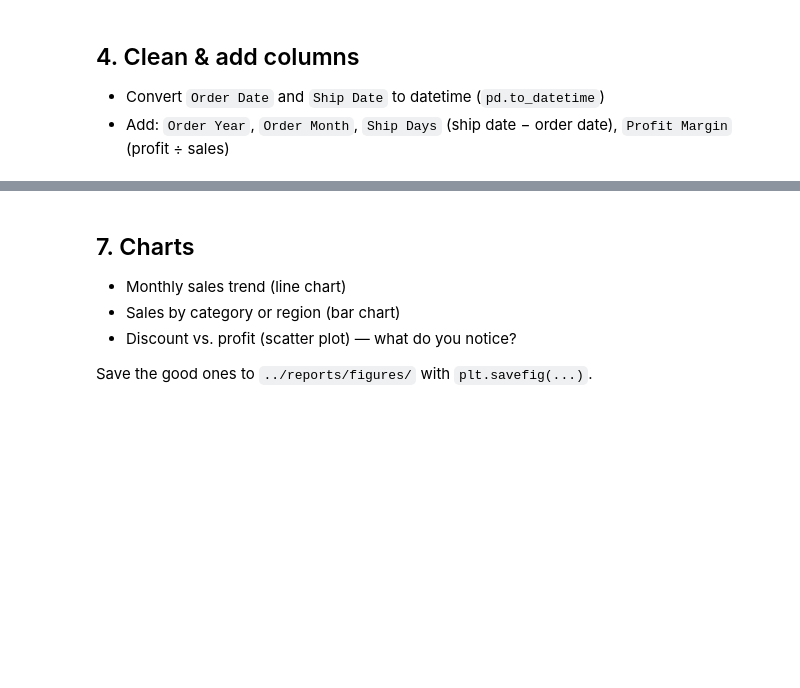
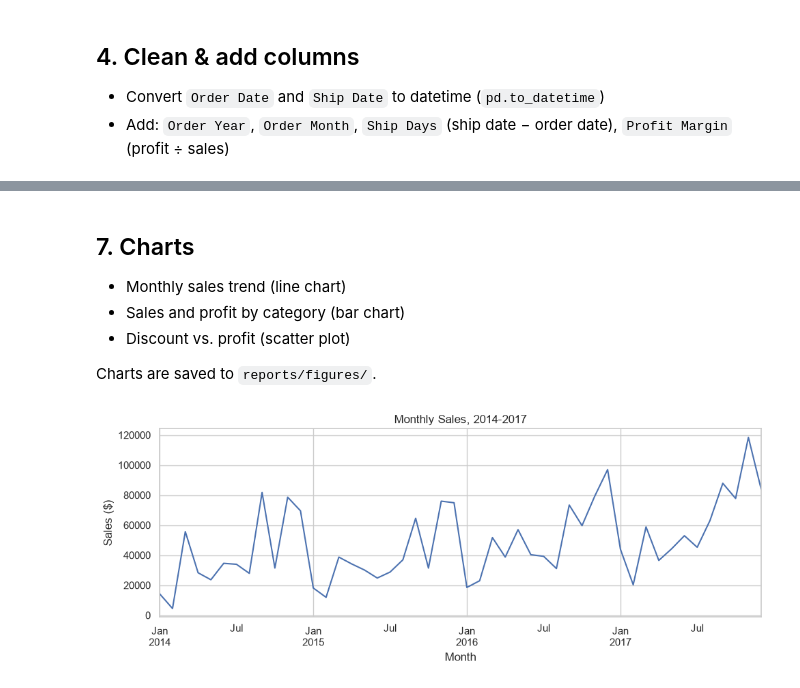
Before and after one commit to IH00711/superstore-sales-analysis, a Jupyter notebook: notebooks/01_cleaning_and_kpis.ipynb, the cells around one changed output, grey strips where cells are left out. Saved outputs shown, nothing was run; the diff lists cells and outputs as text; code cells hidden in the pictures; blank space fills up the shorter version.

```diff
--- a/notebooks/01_cleaning_and_kpis.ipynb
+++ b/notebooks/01_cleaning_and_kpis.ipynb
@@ -22,5 +18,5 @@ _Hint: the file isn't UTF-8 → `pd.read_csv(..., encoding="latin-1")`_
 # %%
-# df = pd.read_csv(...)
+df = pd.read_csv(DATA_DIR / "raw" / "Sample - Superstore.csv", encoding="latin-1")
 # %% [markdown]
 ## 2. First look
 
@@ -40,3 +74,16 @@ Write down what you find in a markdown cell.
 
 - Convert `Order Date` and `Ship Date` to datetime (`pd.to_datetime`)
 - Add: `Order Year`, `Order Month`, `Ship Days` (ship date − order date), `Profit Margin` (profit ÷ sales)
+# %%
+df["Order Date"] = pd.to_datetime(df["Order Date"])
+df["Ship Date"] = pd.to_datetime(df["Ship Date"])
+
+df["Order Year"] = df["Order Date"].dt.year
+df["Order Month"] = df["Order Date"].dt.month
+df["Order Day"] = df["Order Date"].dt.day
+
+df["Ship Days"] = (df["Ship Date"] - df["Order Date"]).dt.days
+
+df["Profit Margin"] = df["Profit"] / df["Sales"]
+
+df.head()
@@ -63,7 +153,19 @@ _Hint: `df.groupby(...)[[...]].sum().sort_values(...)`_
 ## 7. Charts
 
 - Monthly sales trend (line chart)
-- Sales by category or region (bar chart)
-- Discount vs. profit (scatter plot) — what do you notice?
+- Sales and profit by category (bar chart)
+- Discount vs. profit (scatter plot)
 
-Save the good ones to `../reports/figures/` with `plt.savefig(...)`.
+Charts are saved to `reports/figures/`.
+# %%
+monthly = df.groupby(df["Order Date"].dt.to_period("M"))["Sales"].sum()
+
+monthly.plot(figsize=(10, 4))
+plt.title("Monthly Sales, 2014-2017")
+plt.xlabel("Month")
+plt.ylabel("Sales ($)")
+plt.tight_layout()
+plt.savefig("../reports/figures/monthly_sales.png", dpi=150)
+plt.show()
+# %% [output]
+[figure, added]
```
Also changed, not shown: parts of 16 cells of this notebook, 14 other files.
